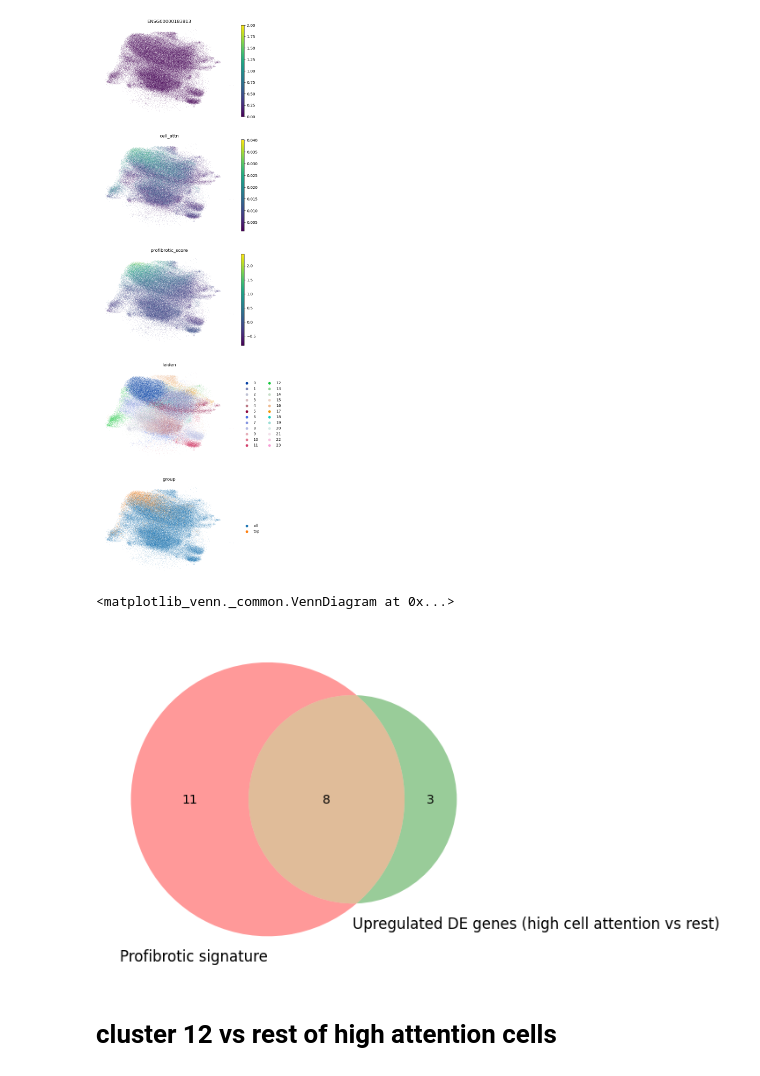
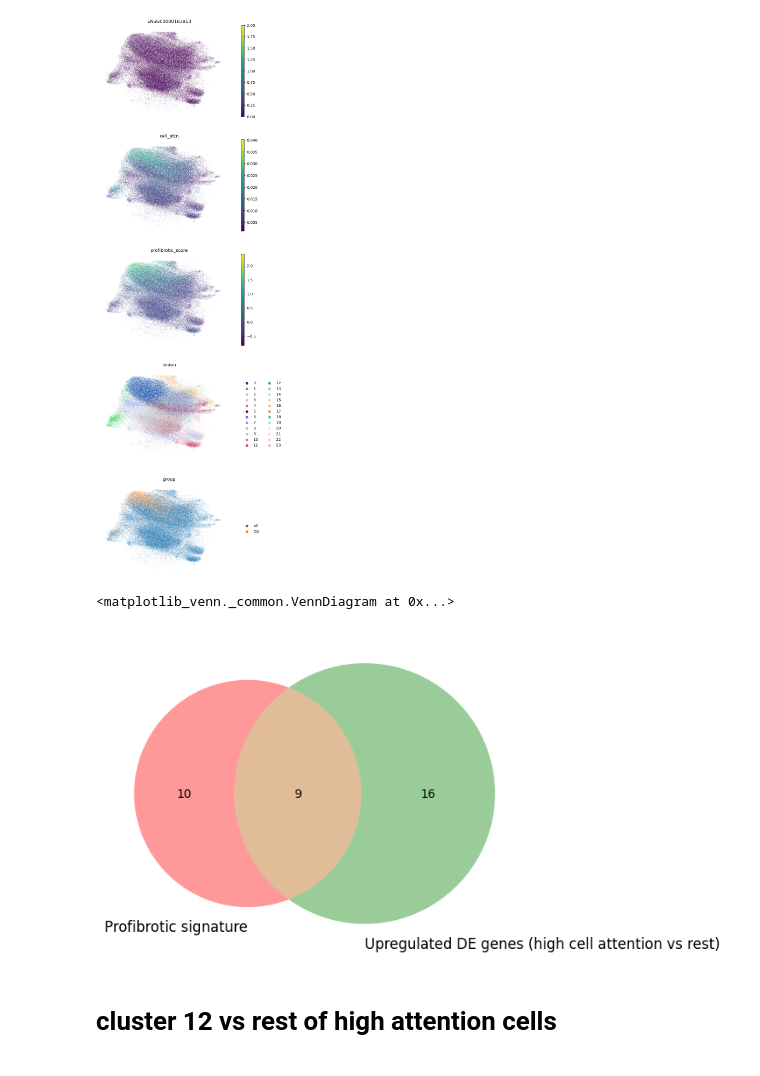
Before and after one commit to theislab/multimil_reproducibility, a Jupyter notebook: notebooks/mil_analysis/hlca_healthy_ipf_embed_balanced/macrophages_de.ipynb, the cells around one changed output. Cells and saved outputs as stored; diff of their text form; code cells hidden in the pictures.

```diff
--- a/notebooks/mil_analysis/hlca_healthy_ipf_embed_balanced/macrophages_de.ipynb
+++ b/notebooks/mil_analysis/hlca_healthy_ipf_embed_balanced/macrophages_de.ipynb
@@ -406,9 +418,9 @@ sc.pl.umap(ipf_macrophages, color=['ENSG00000183813', 'cell_attn', 'profibrotic_
 # %%
 import matplotlib_venn
 # %%
-matplotlib_venn.venn2(subsets = (11, 3, 8), set_labels = ('Profibrotic signature', 'Upregulated DE genes (high cell attention vs rest)'))
+matplotlib_venn.venn2(subsets = (10, 16, 9), set_labels = ('Profibrotic signature', 'Upregulated DE genes (high cell attention vs rest)'))
 # %% [output]
 <matplotlib_venn._common.VennDiagram at 0x...>
-[figure, old version]
+[figure, new version]
 # %% [markdown]
 # cluster 12 vs rest of high attention cells
```
Also changed, not shown: parts of 50 cells of this notebook, 6 other files.
